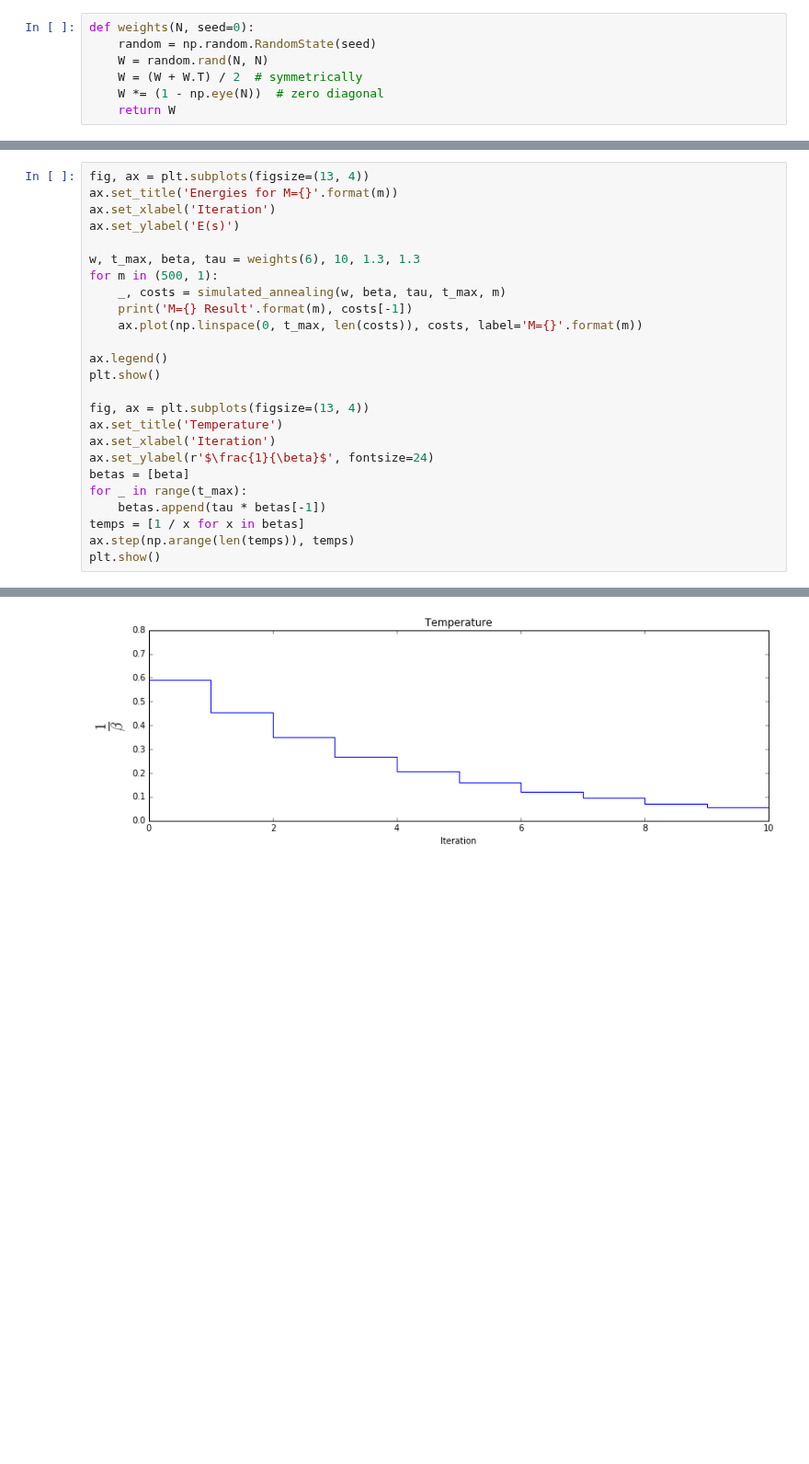
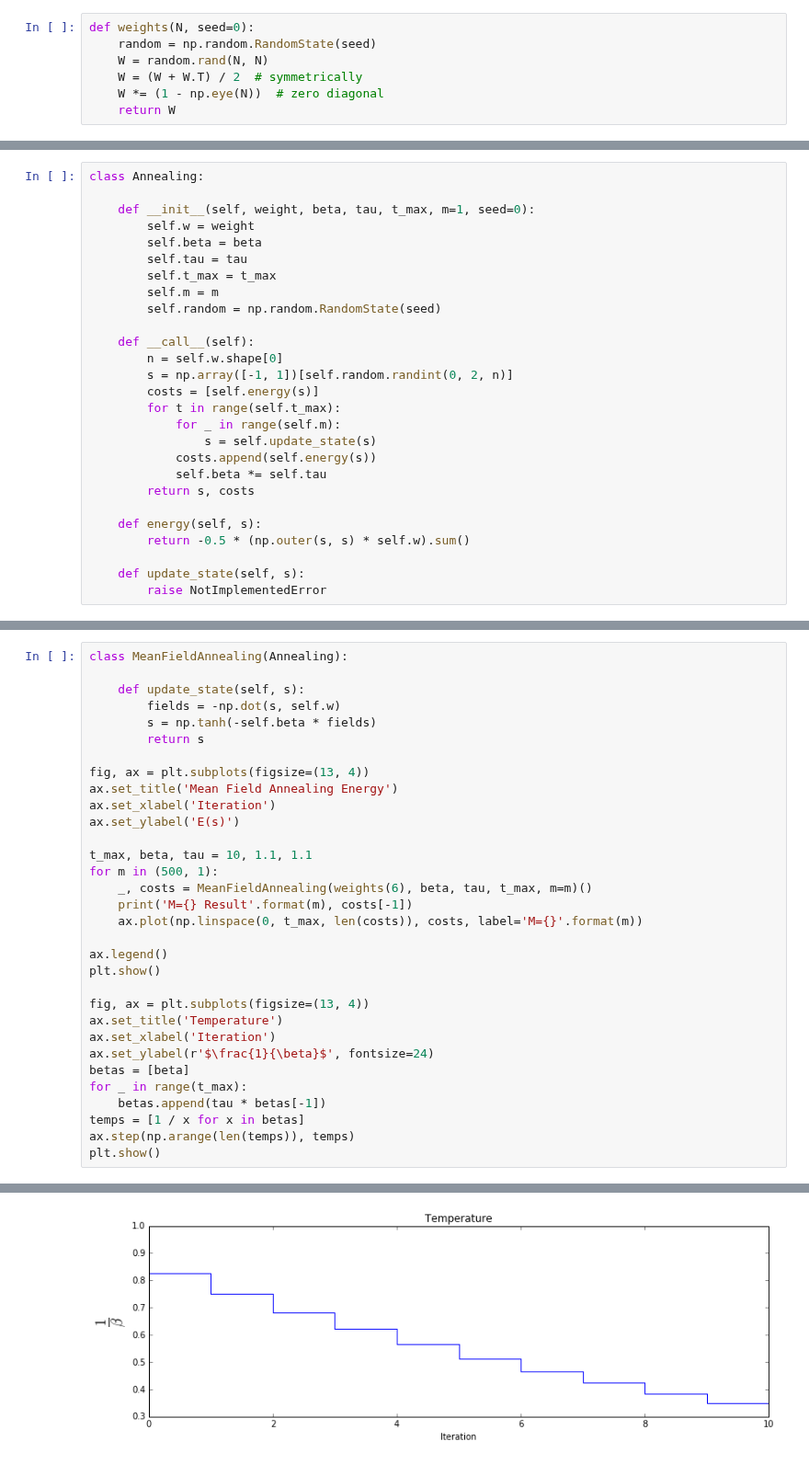
Before and after one commit to danijar/course-machine-intelligence-2, a Jupyter notebook: EX9/EX9-TheNebenhoerers.ipynb, the cells around one changed output, grey strips where cells are left out. Shown at 92% size. Cells and saved outputs as stored; diff of their text form; blank space fills up the shorter version.

Commit message:
Implement mean field annealing

```diff
--- a/EX9/EX9-TheNebenhoerers.ipynb
+++ b/EX9/EX9-TheNebenhoerers.ipynb
@@ -47,0 +18,27 @@ def simulated_annealing(weights, beta, tau, t_max, m=1, seed=0):
+# %%
+class Annealing:
+
+    def __init__(self, weight, beta, tau, t_max, m=1, seed=0):
+        self.w = weight
+        self.beta = beta
+        self.tau = tau
+        self.t_max = t_max
+        self.m = m
+        self.random = np.random.RandomState(seed)
+
+    def __call__(self):
+        n = self.w.shape[0]
+        s = np.array([-1, 1])[self.random.randint(0, 2, n)]
+        costs = [self.energy(s)]
+        for t in range(self.t_max):
+            for _ in range(self.m):
+                s = self.update_state(s)
+            costs.append(self.energy(s))
+            self.beta *= self.tau
+        return s, costs
+
+    def energy(self, s):
+        return -0.5 * (np.outer(s, s) * self.w).sum()
+
+    def update_state(self, s):
+        raise NotImplementedError
@@ -48,12 +88,19 @@ def simulated_annealing(weights, beta, tau, t_max, m=1, seed=0):
 # %%
+class MeanFieldAnnealing(Annealing):
+
+    def update_state(self, s):
+        fields = -np.dot(s, self.w)
+        s = np.tanh(-self.beta * fields)
+        return s
+
 fig, ax = plt.subplots(figsize=(13, 4))
-ax.set_title('Energies for M={}'.format(m))
+ax.set_title('Mean Field Annealing Energy')
 ax.set_xlabel('Iteration')
 ax.set_ylabel('E(s)')
 
-w, t_max, beta, tau = weights(6), 10, 1.3, 1.3
+t_max, beta, tau = 10, 1.1, 1.1
 for m in (500, 1):
-    _, costs = simulated_annealing(w, beta, tau, t_max, m)
+    _, costs = MeanFieldAnnealing(weights(6), beta, tau, t_max, m=m)()
     print('M={} Result'.format(m), costs[-1])
     ax.plot(np.linspace(0, t_max, len(costs)), costs, label='M={}'.format(m))
 
@@ -77 +124 @@ M=1 Result -8.34157189151
-[figure, old version]
+[figure, new version]
```
Also changed, not shown: parts of 4 cells of this notebook.
